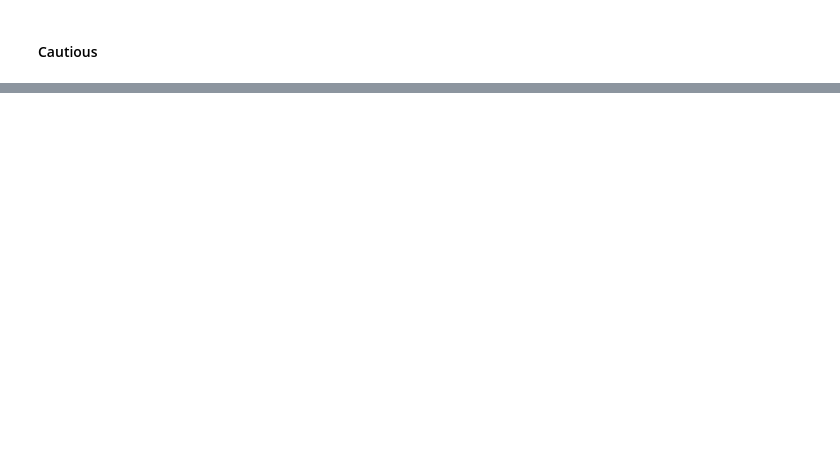
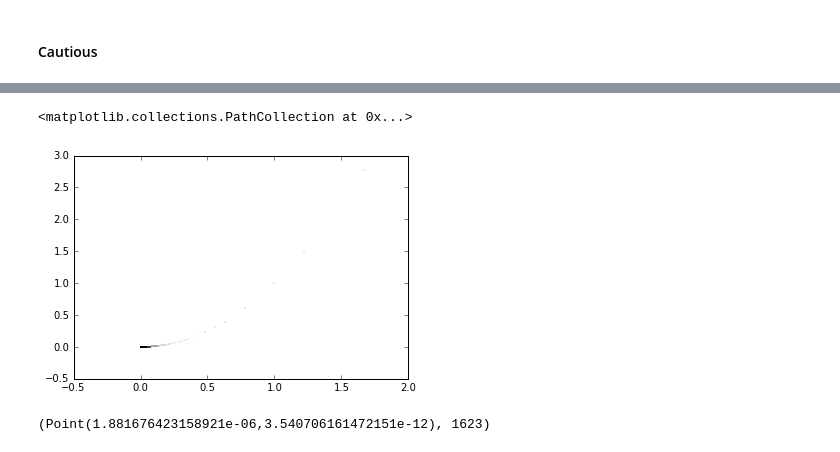
Before and after one commit to RadixSeven/LipschitzOpt, a Jupyter notebook: 1DOpt.ipynb, the cells around one changed output, grey strips where cells are left out. Saved outputs shown, nothing was run; the diff lists cells and outputs as text; code cells hidden in the pictures; blank space fills up the shorter version.

```diff
--- a/1DOpt.ipynb
+++ b/1DOpt.ipynb
@@ -476,0 +568,9 @@ plt.scatter([box.center.x for box in boxes],[box.center.y for box in boxes],s=.0
+# %%
+plt.scatter([box.center.x for box in boxes],[box.center.y for box in boxes],s=.01)
+# %% [output]
+<matplotlib.collections.PathCollection at 0x...>
+[figure, added]
+# %%
+best,boxes=dirkAlgorithm(1,2,globalErr,lambda x:x*x,'cautious'); (best,len(boxes))
+# %% [output]
+(Point(1.881676423158921e-06,3.540706161472151e-12), 1623)
```
Also changed, not shown: parts of 36 cells of this notebook.
